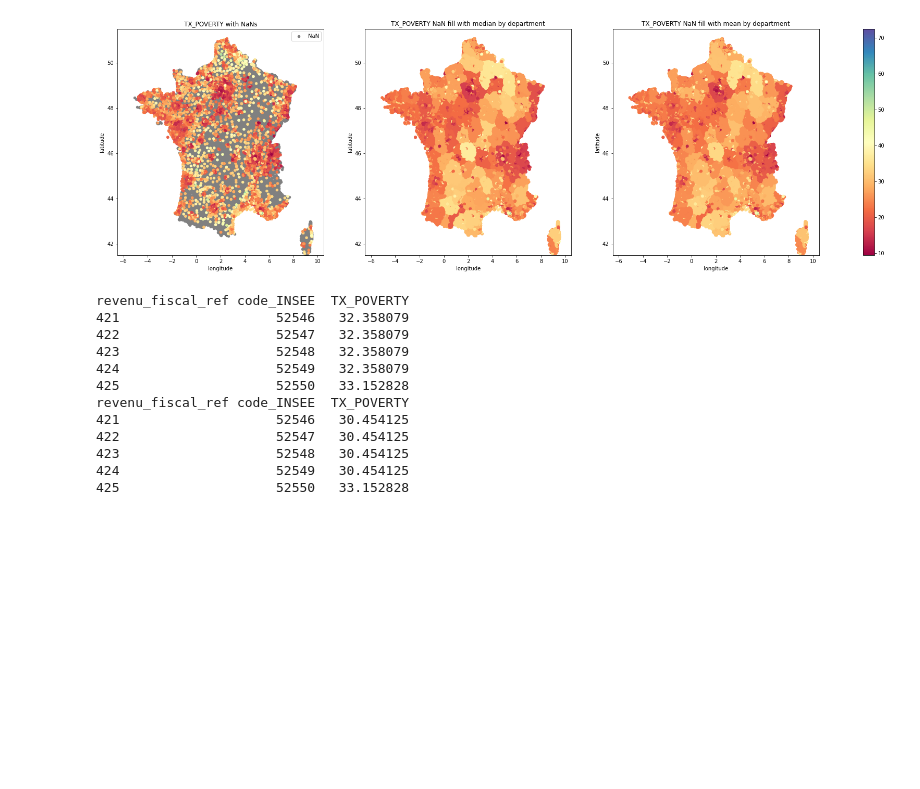
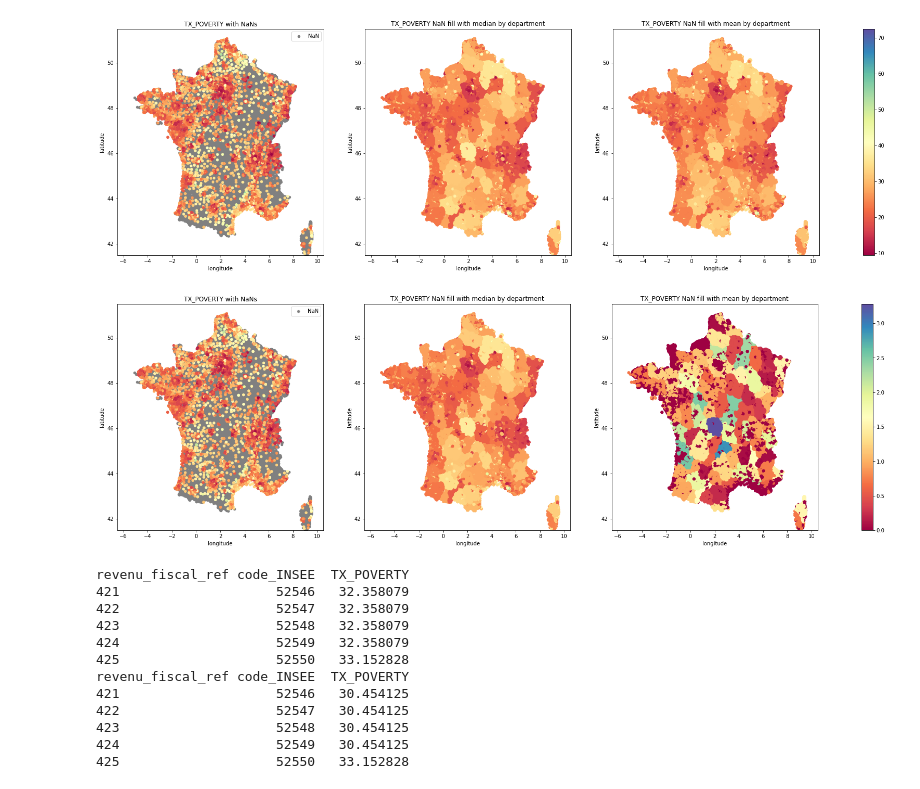
Before and after one commit to dataforgoodfr/batch8_mednum, a Jupyter notebook: notebooks/Getting_data_poverty.ipynb, the cells around one changed output. Cells and saved outputs as stored; diff of their text form; code cells hidden in the pictures; blank space fills up the shorter version.

Commit message:
diff between mean and median

```diff
--- a/notebooks/Getting_data_poverty.ipynb
+++ b/notebooks/Getting_data_poverty.ipynb
@@ -489,6 +480,33 @@ plt.savefig('tx_poverty.png', bbox_inches='tight')
 plt.show()
 # %% [output]
 [figure]
+# %%
+fig, ax = plt.subplots(1,3,figsize = (28,8))
+index = data.TX_POVERTY.isna()
+ax[0].scatter(data.longitude[index], data.latitude[index], c='gray', s=20,label="NaN")
+sc = ax[0].scatter(data.longitude[-index], data.latitude[-index], c=data.TX_POVERTY[-index], s=20,cmap='Spectral')
+#fig.colorbar(sc,ax=ax[0])
+ax[0].set_title("TX_POVERTY with NaNs")
+ax[0].legend()
+sc = ax[1].scatter(data_fill_median.longitude,data_fill_median.latitude, c=data_fill_median.TX_POVERTY, s=25,cmap='Spectral')
+ax[1].set_title('TX_POVERTY NaN fill with median by department')
+#fig.colorbar(sc,ax=ax[1])
+
+sc = ax[2].scatter(data_fill_mean.longitude,data_fill_mean.latitude, c=np.abs(data_fill_median.TX_POVERTY-data_fill_mean.TX_POVERTY), s=25,cmap='Spectral')
+ax[2].set_title('TX_POVERTY NaN fill with mean by department')
+
+fig.subplots_adjust(right=0.96)
+fig.colorbar(sc, ax=ax.ravel().tolist())
+
+for i in ax:
+    i.set_xlim(-6.5, 10.5)
+    i.set_ylim(41.5, 51.5)
+    i.set_xlabel('longitude')
+    i.set_ylabel('latitude')
+plt.savefig('tx_poverty.png', bbox_inches='tight')
+plt.show()
+# %% [output]
+[figure, added]
 # %%
 print(dataframe_total_median.tail())
 print(dataframe_total_mean.tail())
```
Also changed, not shown: parts of 1 cell of this notebook, 1 other file.
